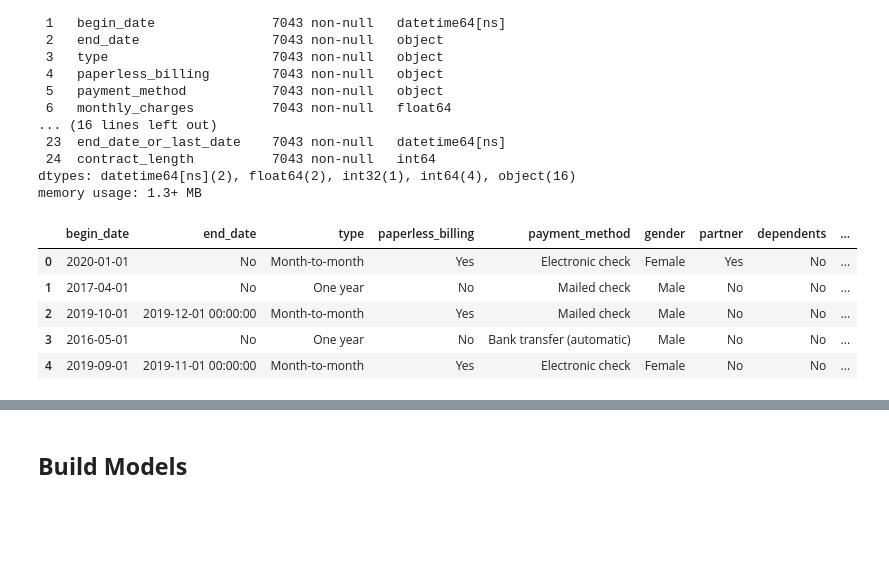
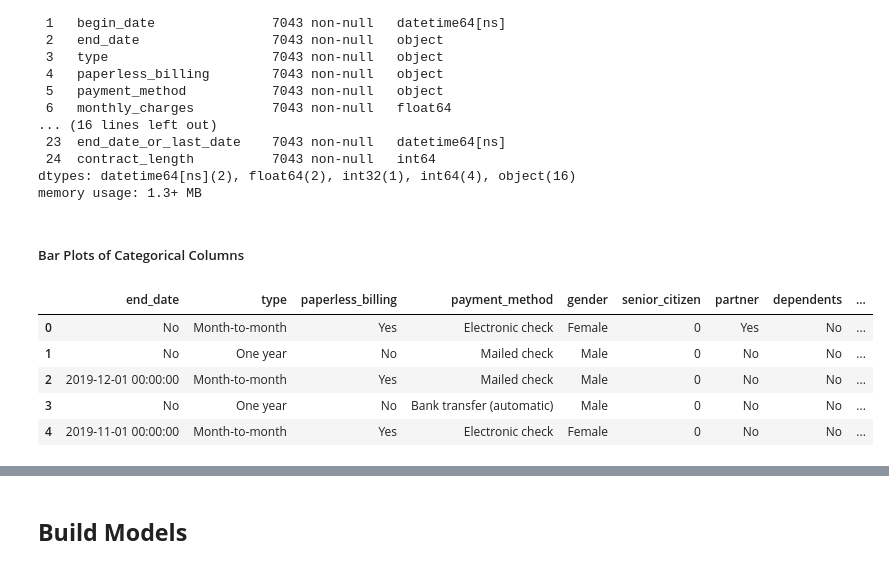
Before and after one commit to kellyshreeve/final-project, a Jupyter notebook: project-code.ipynb, the cells around one changed output, grey strips where cells are left out. Drawn from its saved outputs; the diff is of its cells as text; code cells hidden in the pictures; blank space fills up the shorter version.

```diff
--- a/project-code.ipynb
+++ b/project-code.ipynb
@@ -581,8 +581,8 @@ None
 ### Merge Data Frames
 # %%
 merged_df = contract_df.merge(personal_df, how='outer')
-merged_df = combined_df.merge(internet_df, how='outer')
-merged_df = combined_df.merge(phone_df, how='outer')
+merged_df = merged_df.merge(internet_df, how='outer')
+merged_df = merged_df.merge(phone_df, how='outer')
 
 print(merged_df.info())
 merged_df.head()
@@ -764,17 +760,19 @@ Data columns (total 25 columns):
  24  contract_length          7043 non-null   int64
 dtypes: datetime64[ns](2), float64(2), int32(1), int64(4), object(16)
 memory usage: 1.3+ MB
+# %% [markdown]
+##### Bar Plots of Categorical Columns
 # %%
-categorical_columns = merged_df.select_dtypes(include=['object', 'datetime'])
-categorical_columns = categorical_columns.drop('customer_id', axis=1)
+categorical_columns = merged_df.drop(['customer_id', 'begin_date', 'monthly_charges', 'total_charges',
+                                      'contract_length', 'end_date_or_last_date'], axis=1)
 
 display(categorical_columns.head())
 # %% [output]
-|  | begin_date | end_date | type | paperless_billing | payment_method | gender | partner | dependents | ... |
-| 0 | 2020-01-01 | No | Month-to-month | Yes | Electronic check | Female | Yes | No | ... |
-| 1 | 2017-04-01 | No | One year | No | Mailed check | Male | No | No | ... |
-| 2 | 2019-10-01 | 2019-12-01 00:00:00 | Month-to-month | Yes | Mailed check | Male | No | No | ... |
-| 3 | 2016-05-01 | No | One year | No | Bank transfer (automatic) | Male | No | No | ... |
-| 4 | 2019-09-01 | 2019-11-01 00:00:00 | Month-to-month | Yes | Electronic check | Female | No | No | ... |
+|  | end_date | type | paperless_billing | payment_method | gender | senior_citizen | partner | dependents | ... |
+| 0 | No | Month-to-month | Yes | Electronic check | Female | 0 | Yes | No | ... |
+| 1 | No | One year | No | Mailed check | Male | 0 | No | No | ... |
+| 2 | 2019-12-01 00:00:00 | Month-to-month | Yes | Mailed check | Male | 0 | No | No | ... |
+| 3 | No | One year | No | Bank transfer (automatic) | Male | 0 | No | No | ... |
+| 4 | 2019-11-01 00:00:00 | Month-to-month | Yes | Electronic check | Female | 0 | No | No | ... |
 # %%
 for column in categorical_columns.columns:
```
Also changed, not shown: parts of 14 cells of this notebook.
